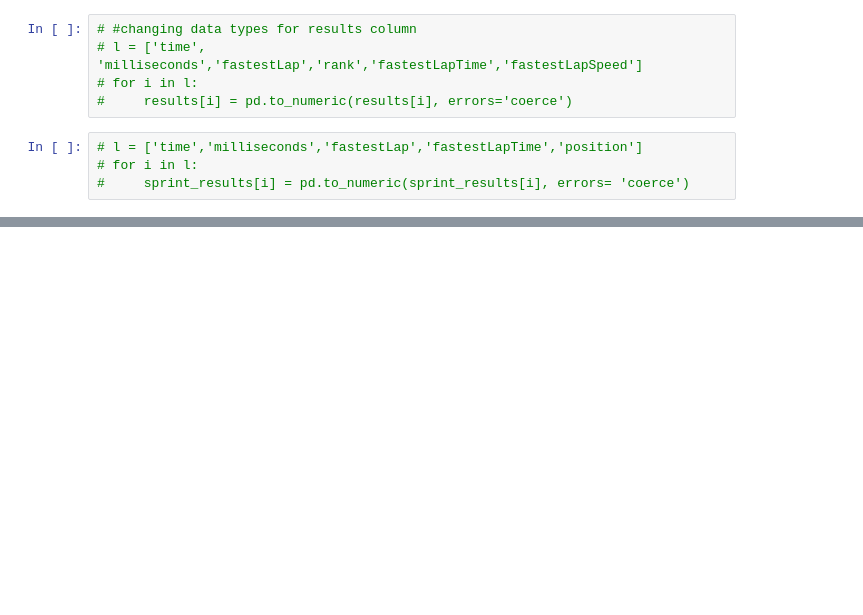
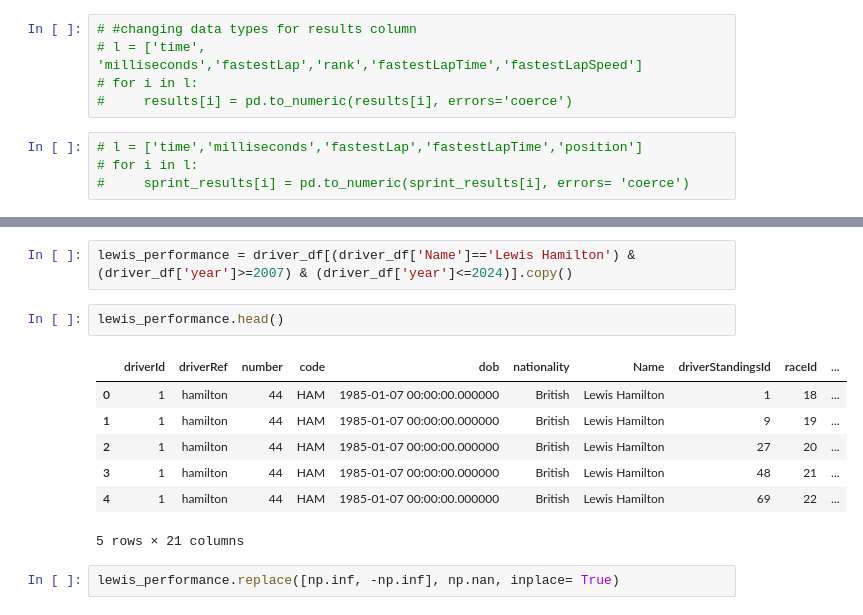
Before and after one commit to sagarverma29/F1-World-Championship-Analysis, a Jupyter notebook: Formula 1 EDA.ipynb, the cells around one changed output, grey strips where cells are left out. Saved outputs shown, nothing was run; the diff lists cells and outputs as text; blank space fills up the shorter version.

```diff
--- a/Formula 1 EDA.ipynb
+++ b/Formula 1 EDA.ipynb
@@ -546,0 +511,14 @@ results.to_sql('results', engine, index = False, if_exists= 'replace')
+# %%
+lewis_performance = driver_df[(driver_df['Name']=='Lewis Hamilton') & (driver_df['year']>=2007) & (driver_df['year']<=2024)].copy()
+# %%
+lewis_performance.head()
+# %% [output]
+|  | driverId | driverRef | number | code | dob | nationality | Name | driverStandingsId | raceId | ... |
+| 0 | 1 | hamilton | 44 | HAM | 1985-01-07 00:00:00.000000 | British | Lewis Hamilton | 1 | 18 | ... |
+| 1 | 1 | hamilton | 44 | HAM | 1985-01-07 00:00:00.000000 | British | Lewis Hamilton | 9 | 19 | ... |
+| 2 | 1 | hamilton | 44 | HAM | 1985-01-07 00:00:00.000000 | British | Lewis Hamilton | 27 | 20 | ... |
+| 3 | 1 | hamilton | 44 | HAM | 1985-01-07 00:00:00.000000 | British | Lewis Hamilton | 48 | 21 | ... |
+| 4 | 1 | hamilton | 44 | HAM | 1985-01-07 00:00:00.000000 | British | Lewis Hamilton | 69 | 22 | ... |
+5 rows × 21 columns
+# %%
+lewis_performance.replace([np.inf, -np.inf], np.nan, inplace= True)
```
Also changed, not shown: parts of 17 cells of this notebook.
